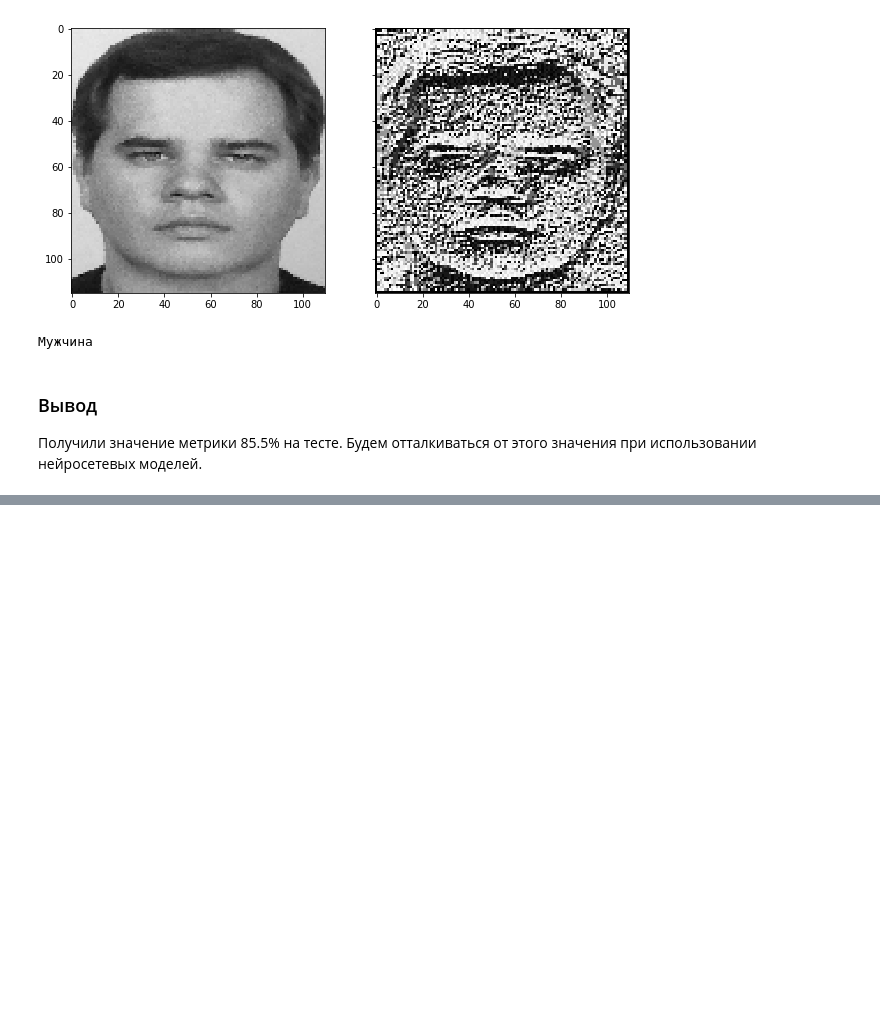
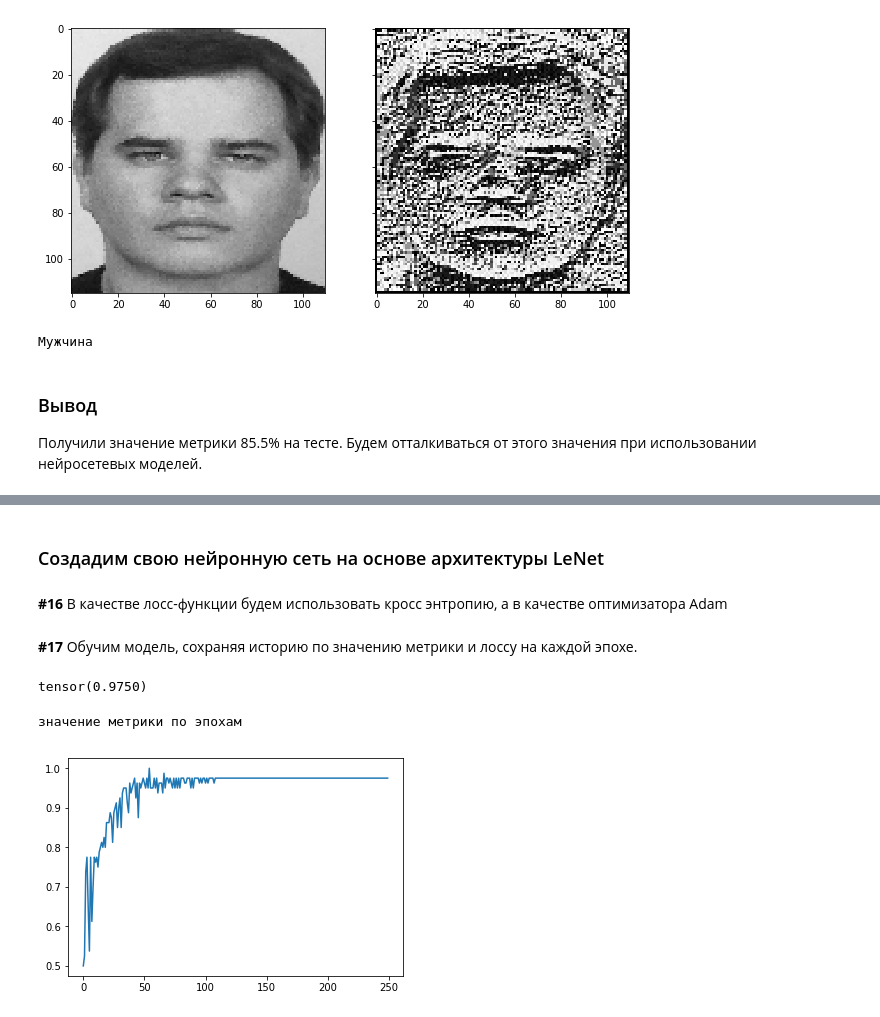
Before and after one commit to Timur-Sukharev/for_images, a Jupyter notebook: LBP_myLeNet_ResNet.ipynb, the cells around one changed output, grey strips where cells are left out. Cells and saved outputs as stored; diff of their text form; code cells hidden in the pictures; blank space fills up the shorter version.

```diff
--- a/LBP_myLeNet_ResNet.ipynb
+++ b/LBP_myLeNet_ResNet.ipynb
@@ -425,0 +527,2 @@ else:
+# %% [markdown]
+### Создадим свою нейронную сеть на основе архитектуры LeNet
@@ -425,0 +583,52 @@ else:
+# %%
+device = torch.device('cuda:0' if torch.cuda.is_available() else 'cpu')
+lenet5 = lenet5.to(device)
+# %% [markdown]
+**#16** В качестве лосс-функции будем использовать кросс энтропию, а в качестве оптимизатора Adam
+# %%
+loss = torch.nn.CrossEntropyLoss()
+optimizer = torch.optim.Adam(lenet5.parameters(), lr=1.0e-3)
+# %% [markdown]
+**#17** Обучим модель, сохраняя историю по значению метрики и лоссу на каждой эпохе.
+# %%
+batch_size = 40
+
+val_accuracy_history = []
+val_loss_history = []
+
+X_test = X_test.to(device)
+y_test = y_test.to(device)
+
+for epoch in tqdm(range(250)):
+    order = np.random.permutation(len(X_train))
+    for start_index in range(0, len(X_train), batch_size):
+        optimizer.zero_grad()
+
+        batch_indexes = order[start_index:start_index+batch_size]
+
+        X_batch = X_train[batch_indexes].to(device)
+        y_batch = y_train[batch_indexes].to(device)
+
+        preds = lenet5.forward(X_batch)
+
+        loss_value = loss(preds, y_batch)
+        loss_value.backward()
+
+        optimizer.step()
+
+    val_preds = lenet5.forward(X_val)
+    val_loss_history.append(loss(val_preds, y_val).data.cpu())
+
+    accuracy = (val_preds.argmax(dim=1) == y_val).float().mean().data.cpu()
+    val_accuracy_history.append(accuracy)
+
+print(accuracy)
+# %% [output]
+tensor(0.9750)
+# %%
+print('значение метрики по эпохам')
+plt.plot(val_accuracy_history)
+plt.show()
+# %% [output]
+значение метрики по эпохам
+[figure, added]
```
Also changed, not shown: parts of 18 cells of this notebook.
